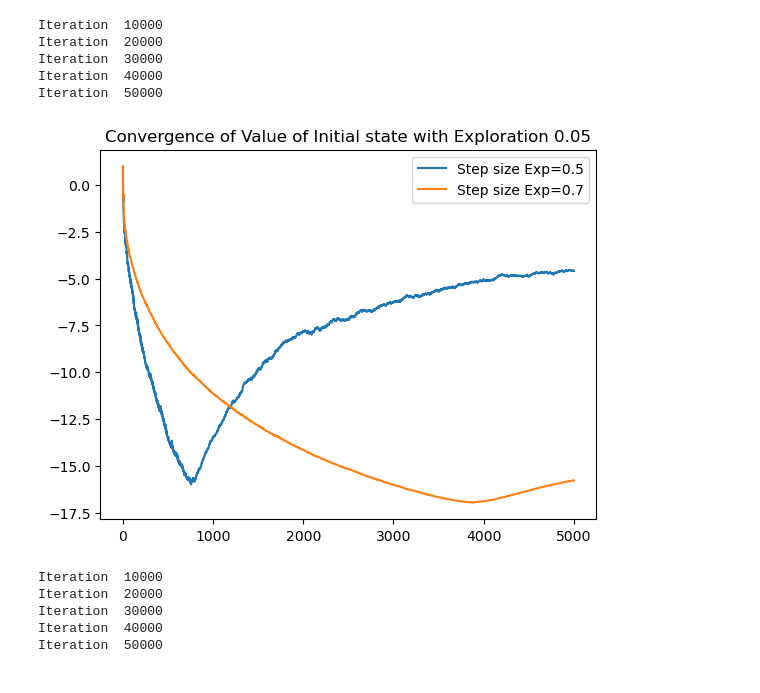
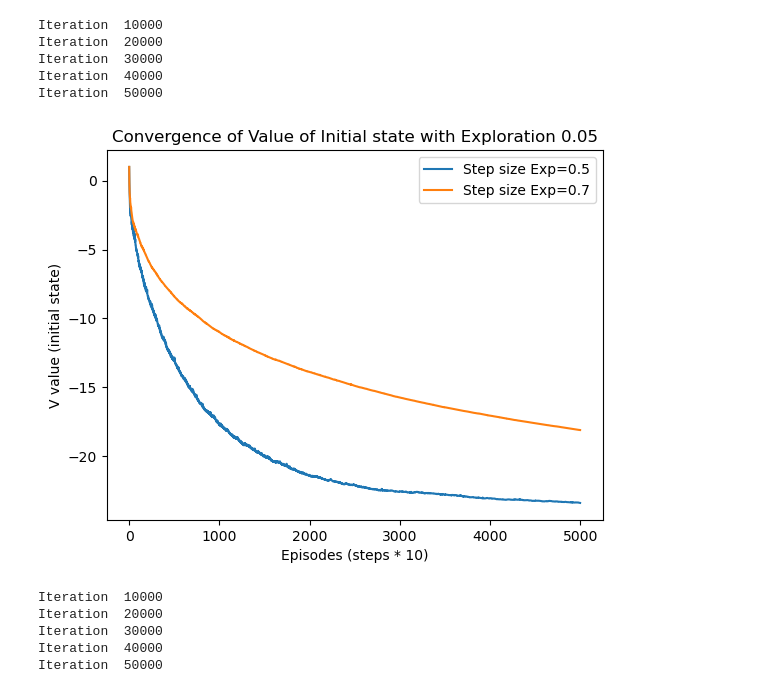
Before and after one commit to KevinArmbruster/ReinforcementLearning, a Jupyter notebook: lab1/problem1/problem_1_bonus.ipynb, the cells around one changed output. Drawn from its saved outputs; the diff is of its cells as text; code cells hidden in the pictures.

```diff
--- a/lab1/problem1/problem_1_bonus.ipynb
+++ b/lab1/problem1/problem_1_bonus.ipynb
@@ -30,7 +29,7 @@ qmz.draw_maze(maze)
 # %% [output]
 [figure]
 # %%
-env = qmz.QLearningMaze(maze, minotaur_can_stay=False)
+env = qmz.BonusMaze(maze, minotaur_can_stay=False)
 # number of initial state
 env.map[(0,0,6,5,0)]
 # %% [output]
@@ -87,11 +88,13 @@ Iteration  50000
 # %%
 plt.plot(range(len(V_initial_state3[::10])), V_initial_state3[::10], label=f"Step size Exp={expo1}")
 plt.plot(range(len(V_initial_state4[::10])), V_initial_state4[::10], label=f"Step size Exp={expo2}")
 plt.title(f"Convergence of Value of Initial state with Exploration {expl}")
+plt.xlabel("Episodes (steps * 10)")
+plt.ylabel("V value (initial state)")
 plt.legend()
 plt.show()
 # %% [output]
-[figure, old version]
+[figure, new version]
 # %%
 Q, N, policy_QLf, _ = env.q_learning(number_episodes=50000, step_size_exponent=0.5, exploration_prob=0.05)
 # %% [output]
```
Also changed, not shown: parts of 18 cells of this notebook, 10 other files.
